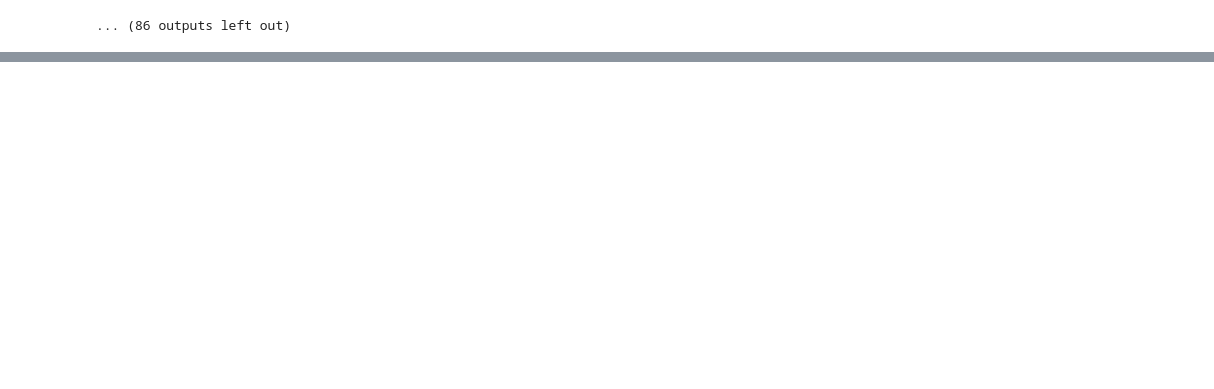
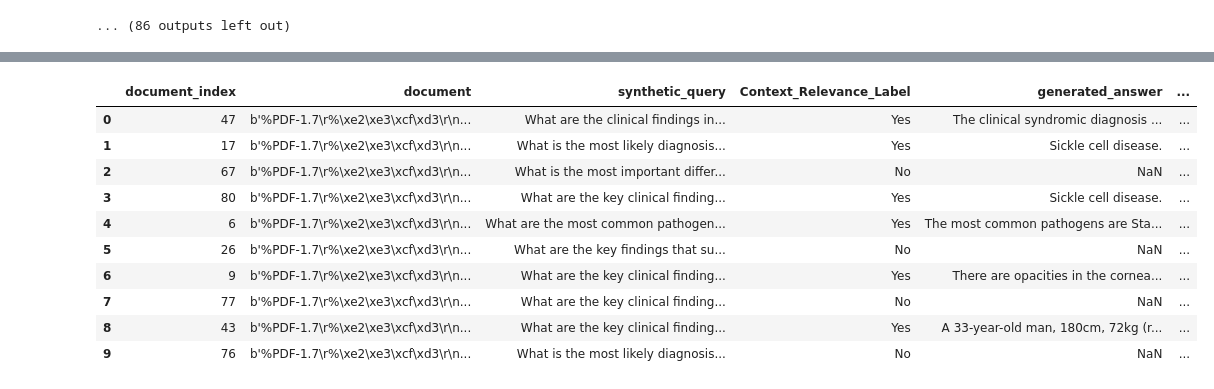
Before and after one commit to ga1nang/ARES_evaluatione, a Jupyter notebook: generate_synthetic_data.ipynb, the cells around one changed output, grey strips where cells are left out. Saved outputs shown, nothing was run; the diff lists cells and outputs as text; code cells hidden in the pictures; blank space fills up the shorter version.

Commit message:
build: finish generate synthetoc data

```diff
--- a/generate_synthetic_data.ipynb
+++ b/generate_synthetic_data.ipynb
@@ -218,0 +221,2 @@ Generating positive queries for all 93 documents...
+# %%
+synthetic_data = pd.read_csv("datasets_file/output/synthetic_queries.tsv", sep="\t")
@@ -218,0 +240,14 @@ Generating positive queries for all 93 documents...
+# %%
+synthetic_data.head(10)
+# %% [output]
+|  | document_index | document | synthetic_query | Context_Relevance_Label | generated_answer | ... |
+| 0 | 47 | b'%PDF-1.7\r%\xe2\xe3\xcf\xd3\r\n... | What are the clinical findings in... | Yes | The clinical syndromic diagnosis ... | ... |
+| 1 | 17 | b'%PDF-1.7\r%\xe2\xe3\xcf\xd3\r\n... | What is the most likely diagnosis... | Yes | Sickle cell disease. | ... |
+| 2 | 67 | b'%PDF-1.7\r%\xe2\xe3\xcf\xd3\r\n... | What is the most important differ... | No | NaN | ... |
+| 3 | 80 | b'%PDF-1.7\r%\xe2\xe3\xcf\xd3\r\n... | What are the key clinical finding... | Yes | Sickle cell disease. | ... |
+| 4 | 6 | b'%PDF-1.7\r%\xe2\xe3\xcf\xd3\r\n... | What are the most common pathogen... | Yes | The most common pathogens are Sta... | ... |
+| 5 | 26 | b'%PDF-1.7\r%\xe2\xe3\xcf\xd3\r\n... | What are the key findings that su... | No | NaN | ... |
+| 6 | 9 | b'%PDF-1.7\r%\xe2\xe3\xcf\xd3\r\n... | What are the key clinical finding... | Yes | There are opacities in the cornea... | ... |
+| 7 | 77 | b'%PDF-1.7\r%\xe2\xe3\xcf\xd3\r\n... | What are the key clinical finding... | No | NaN | ... |
+| 8 | 43 | b'%PDF-1.7\r%\xe2\xe3\xcf\xd3\r\n... | What are the key clinical finding... | Yes | A 33-year-old man, 180cm, 72kg (r... | ... |
+| 9 | 76 | b'%PDF-1.7\r%\xe2\xe3\xcf\xd3\r\n... | What is the most likely diagnosis... | No | NaN | ... |
```
Also changed, not shown: parts of 2 cells of this notebook, 1 other file.
